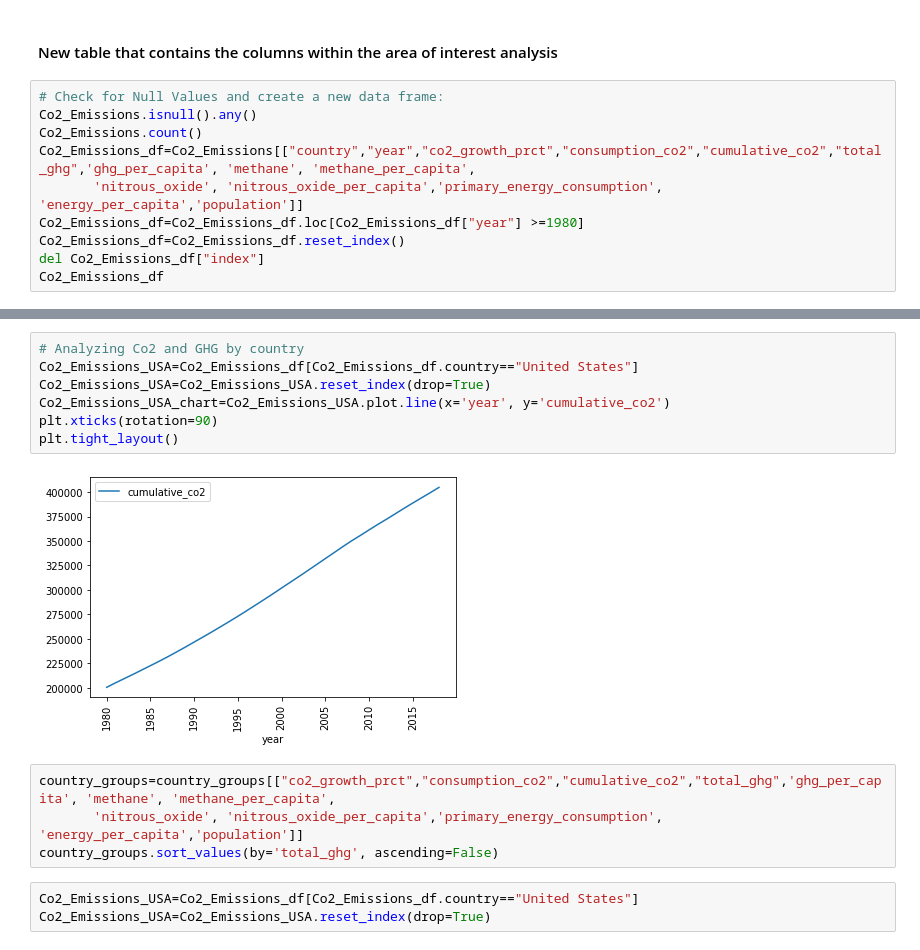
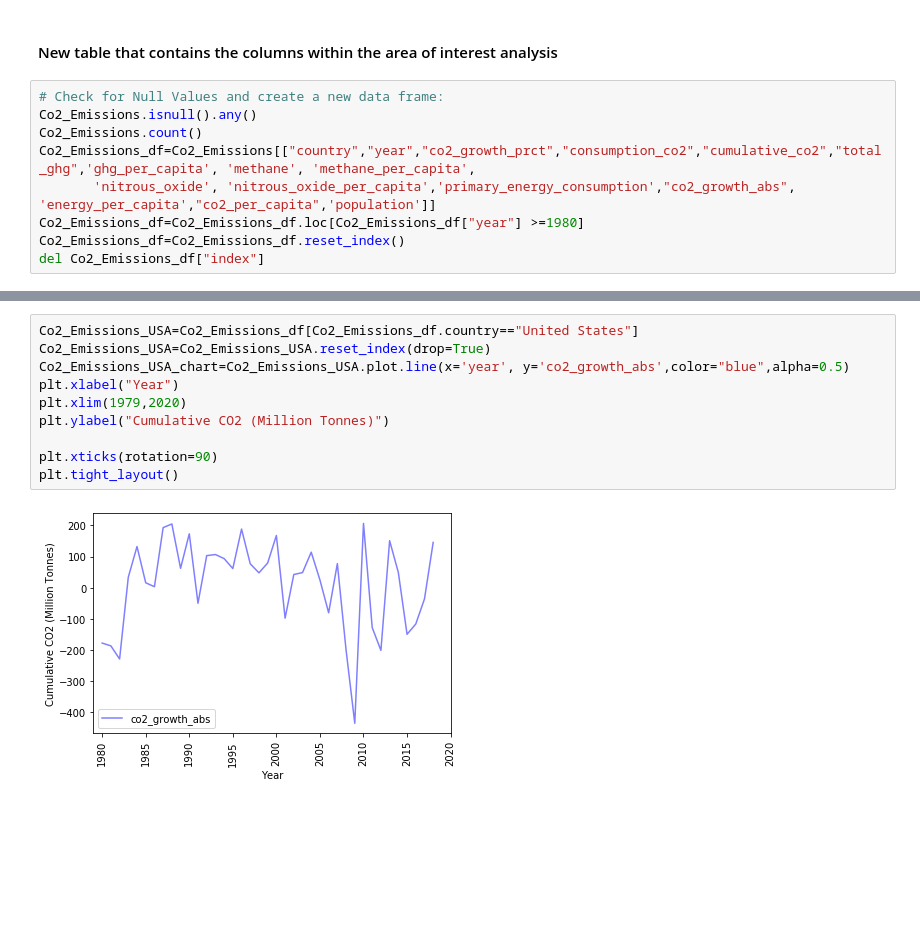
Before and after one commit to sarahgao22sg/Project1, a Jupyter notebook: CO2 Emissions Analysis_Country/CO2 Analysis Code.ipynb, the cells around one changed output, grey strips where cells are left out. Drawn from its saved outputs; the diff is of its cells as text; blank space fills up the shorter version.

Commit message:
Co2 emissions Analysis Update

```diff
--- a/CO2 Emissions Analysis_Country/CO2 Analysis Code.ipynb
+++ b/CO2 Emissions Analysis_Country/CO2 Analysis Code.ipynb
@@ -52,8 +53,7 @@ Index(['country', 'year', 'co2', 'co2_growth_prct', 'co2_growth_abs',
 Co2_Emissions.isnull().any()
 Co2_Emissions.count()
 Co2_Emissions_df=Co2_Emissions[["country","year","co2_growth_prct","consumption_co2","cumulative_co2","total_ghg",'ghg_per_capita', 'methane', 'methane_per_capita',
-       'nitrous_oxide', 'nitrous_oxide_per_capita','primary_energy_consumption', 'energy_per_capita','population']]
+       'nitrous_oxide', 'nitrous_oxide_per_capita','primary_energy_consumption',"co2_growth_abs", 'energy_per_capita',"co2_per_capita",'population']]
 Co2_Emissions_df=Co2_Emissions_df.loc[Co2_Emissions_df["year"] >=1980]
 Co2_Emissions_df=Co2_Emissions_df.reset_index()
 del Co2_Emissions_df["index"]
-Co2_Emissions_df
@@ -74,16 +98,12 @@ Co2_Emissions_df
 # %%
-# Analyzing Co2 and GHG by country
 Co2_Emissions_USA=Co2_Emissions_df[Co2_Emissions_df.country=="United States"]
 Co2_Emissions_USA=Co2_Emissions_USA.reset_index(drop=True)
-Co2_Emissions_USA_chart=Co2_Emissions_USA.plot.line(x='year', y='cumulative_co2')
+Co2_Emissions_USA_chart=Co2_Emissions_USA.plot.line(x='year', y='co2_growth_abs',color="blue",alpha=0.5)
+plt.xlabel("Year")
+plt.xlim(1979,2020)
+plt.ylabel("Cumulative CO2 (Million Tonnes)")
+
 plt.xticks(rotation=90)
 plt.tight_layout()
 # %% [output]
-[figure, old version]
+[figure, new version]
-# %%
-country_groups=country_groups[["co2_growth_prct","consumption_co2","cumulative_co2","total_ghg",'ghg_per_capita', 'methane', 'methane_per_capita',
-       'nitrous_oxide', 'nitrous_oxide_per_capita','primary_energy_consumption', 'energy_per_capita','population']]
-country_groups.sort_values(by='total_ghg', ascending=False)
-# %%
-Co2_Emissions_USA=Co2_Emissions_df[Co2_Emissions_df.country=="United States"]
-Co2_Emissions_USA=Co2_Emissions_USA.reset_index(drop=True)
```
Also changed, not shown: parts of 5 cells of this notebook.
